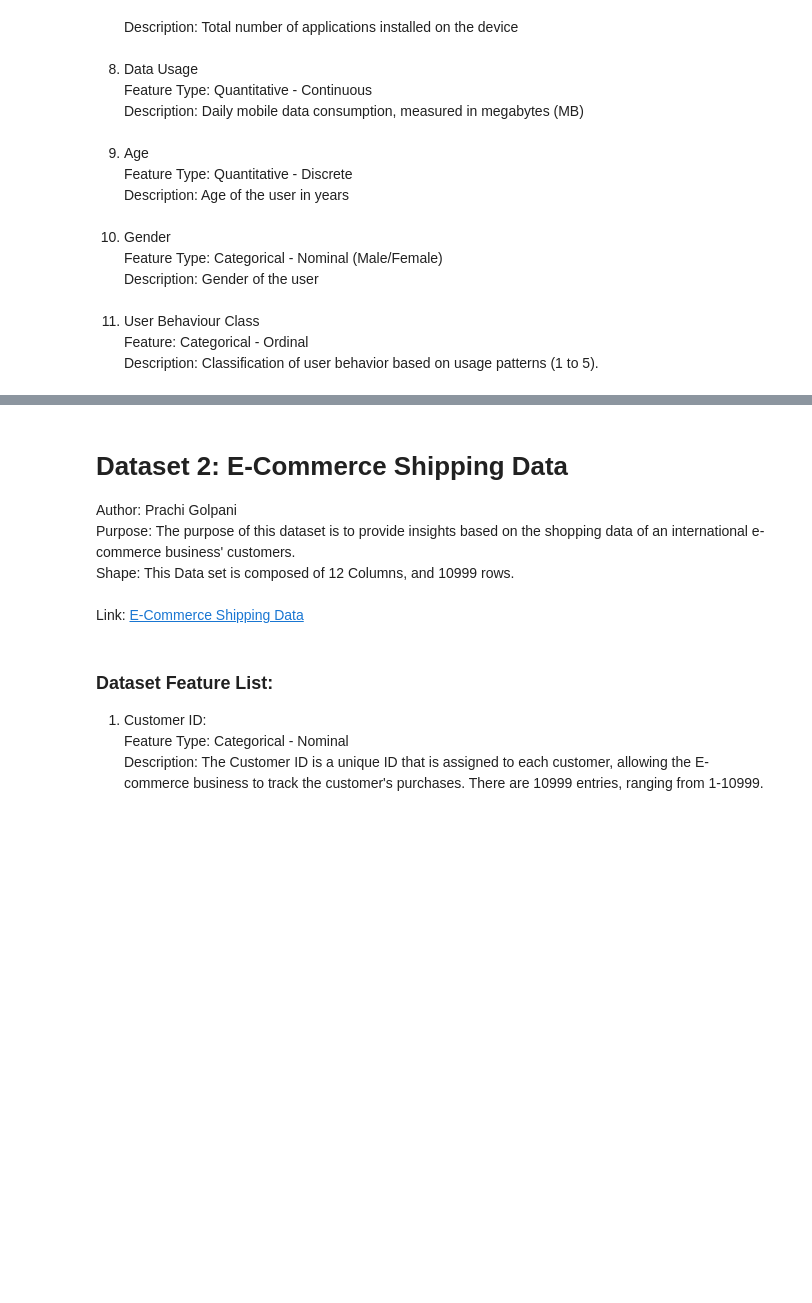
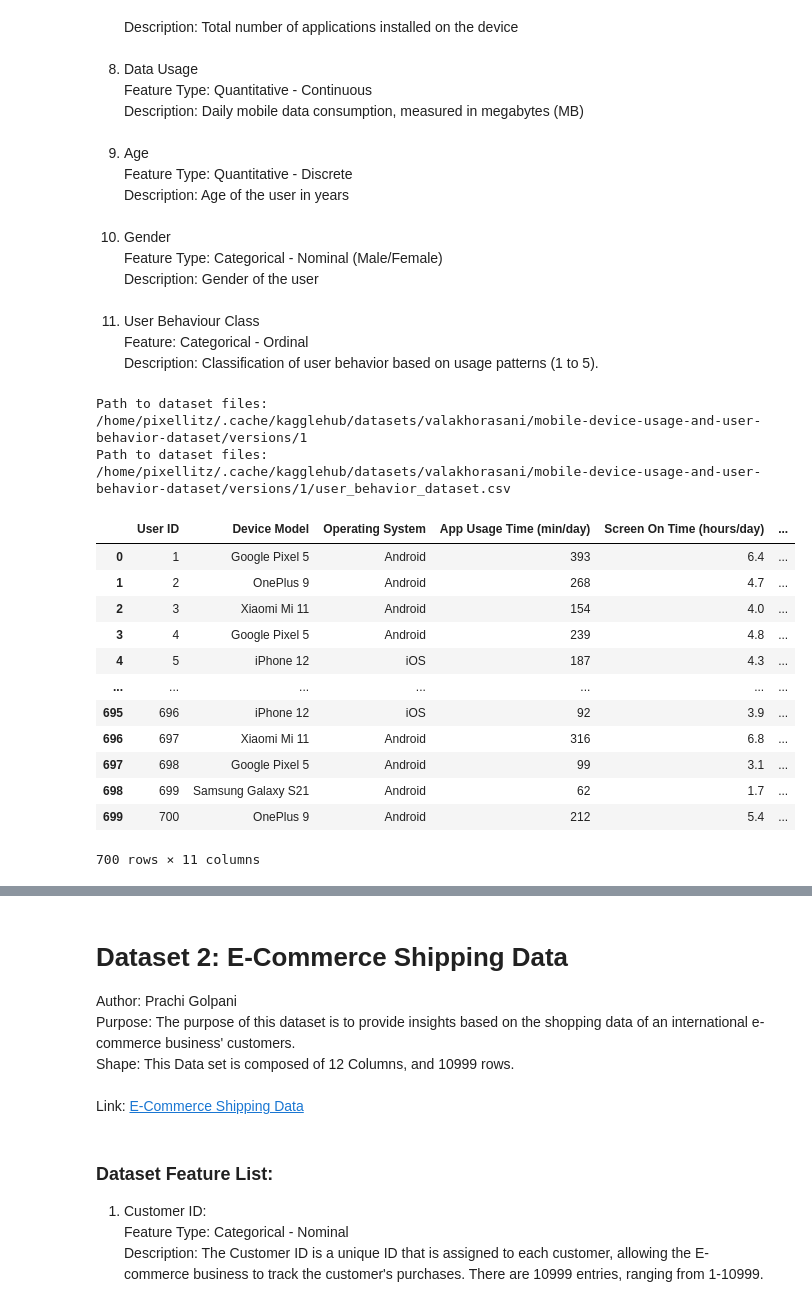
Before and after one commit to CLFrod/Assignment1CSI4142, a Jupyter notebook: Assignment 1 Notebook.ipynb, the cells around one changed output, grey strips where cells are left out. Cells and saved outputs as stored; diff of their text form; code cells hidden in the pictures; blank space fills up the shorter version.

```diff
--- a/Assignment 1 Notebook.ipynb
+++ b/Assignment 1 Notebook.ipynb
@@ -88,8 +87,33 @@ Link: <a href="https://www.kaggle.com/datasets/valakhorasani/mobile-device-usage
 # %%
 # Import dataset from Kaggle
 # Download latest version
-mobileDevicePath = kagglehub.dataset_download("valakhorasani/mobile-device-usage-and-user-behavior-dataset")
+mobileDeviceDirectory = kagglehub.dataset_download("valakhorasani/mobile-device-usage-and-user-behavior-dataset")
 
-print("Path to dataset files:", mobileDevicePath)
+print("Path to dataset files:", mobileDeviceDirectory)
+
+mobileDeviceCSV = mobileDeviceDirectory + "/user_behavior_dataset.csv"
+
+print("Path to dataset files:", mobileDeviceCSV)
+# %% [output]
+Path to dataset files: /home/pixellitz/.cache/kagglehub/datasets/valakhorasani/mobile-device-usage-and-user-behavior-dataset/versions/1
+Path to dataset files: /home/pixellitz/.cache/kagglehub/datasets/valakhorasani/mobile-device-usage-and-user-behavior-dataset/versions/1/user_behavior_dataset.csv
 # %%
 # generate descriptions of the dataset's features
+data = pd.read_csv(mobileDeviceCSV)
+
+display(data)
+data.describe()
+# %% [output]
+|  | User ID | Device Model | Operating System | App Usage Time (min/day) | Screen On Time (hours/day) | ... |
+| 0 | 1 | Google Pixel 5 | Android | 393 | 6.4 | ... |
+| 1 | 2 | OnePlus 9 | Android | 268 | 4.7 | ... |
+| 2 | 3 | Xiaomi Mi 11 | Android | 154 | 4.0 | ... |
+| 3 | 4 | Google Pixel 5 | Android | 239 | 4.8 | ... |
+| 4 | 5 | iPhone 12 | iOS | 187 | 4.3 | ... |
+| ... | ... | ... | ... | ... | ... | ... |
+| 695 | 696 | iPhone 12 | iOS | 92 | 3.9 | ... |
+| 696 | 697 | Xiaomi Mi 11 | Android | 316 | 6.8 | ... |
+| 697 | 698 | Google Pixel 5 | Android | 99 | 3.1 | ... |
+| 698 | 699 | Samsung Galaxy S21 | Android | 62 | 1.7 | ... |
+| 699 | 700 | OnePlus 9 | Android | 212 | 5.4 | ... |
+700 rows × 11 columns
```
Also changed, not shown: parts of 6 cells of this notebook, 1 other file.
